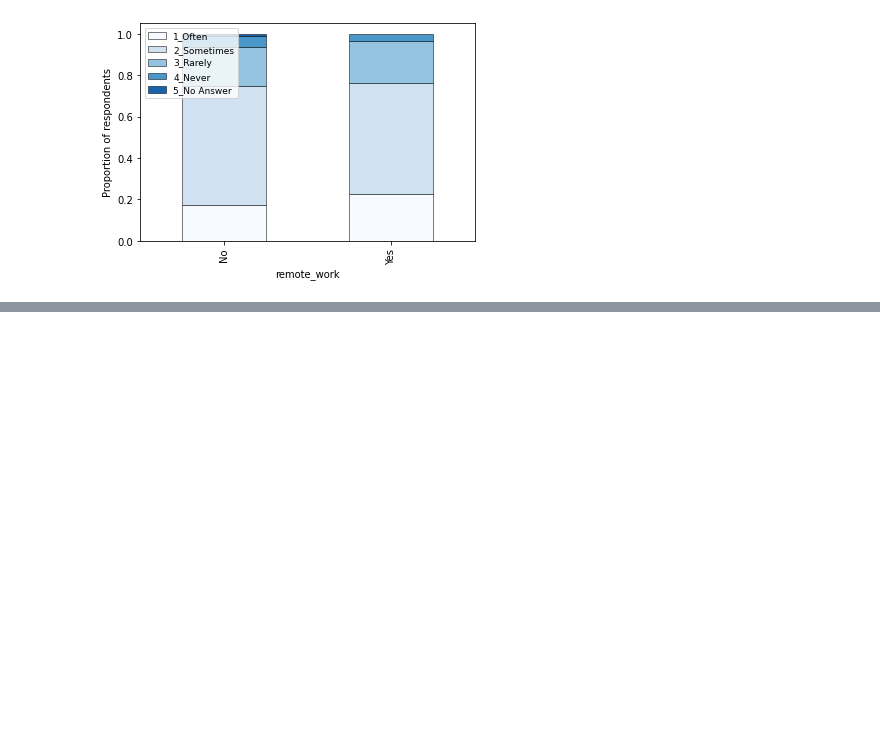
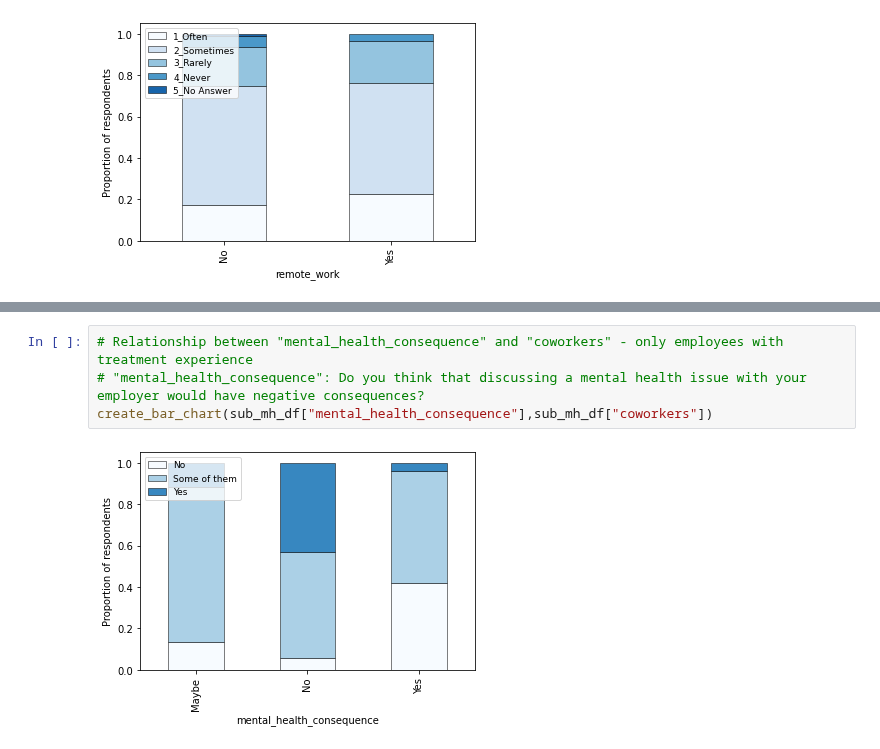
Before and after one commit to ceciliastern/ds_term_project, a Jupyter notebook: Descriptive Analysis - Mental Health Dataset.ipynb, the cells around one changed output, grey strips where cells are left out. Drawn from its saved outputs; the diff is of its cells as text; blank space fills up the shorter version.

```diff
--- a/Descriptive Analysis - Mental Health Dataset.ipynb
+++ b/Descriptive Analysis - Mental Health Dataset.ipynb
@@ -511,0 +531,6 @@ create_bar_chart(sub_mh_df["remote_work"],sub_mh_df["work_interfere"])
+# %%
+# Relationship between "mental_health_consequence" and "coworkers" - only employees with treatment experience
+# "mental_health_consequence": Do you think that discussing a mental health issue with your employer would have negative consequences?
+create_bar_chart(sub_mh_df["mental_health_consequence"],sub_mh_df["coworkers"])
+# %% [output]
+[figure, added]
```
Also changed, not shown: parts of 13 cells of this notebook.
